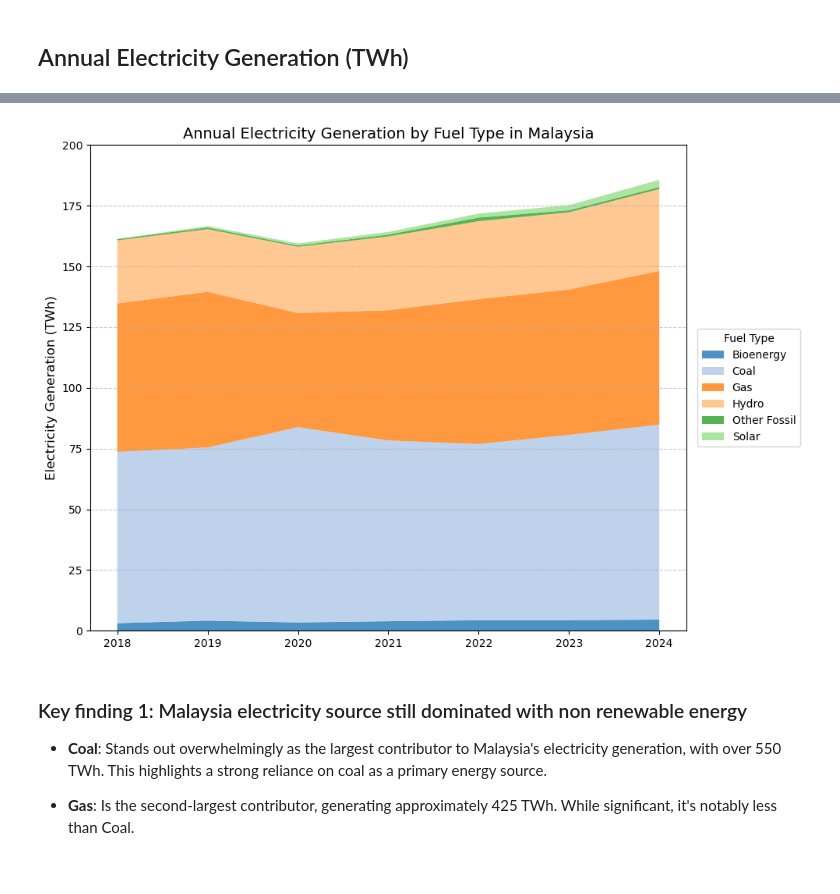
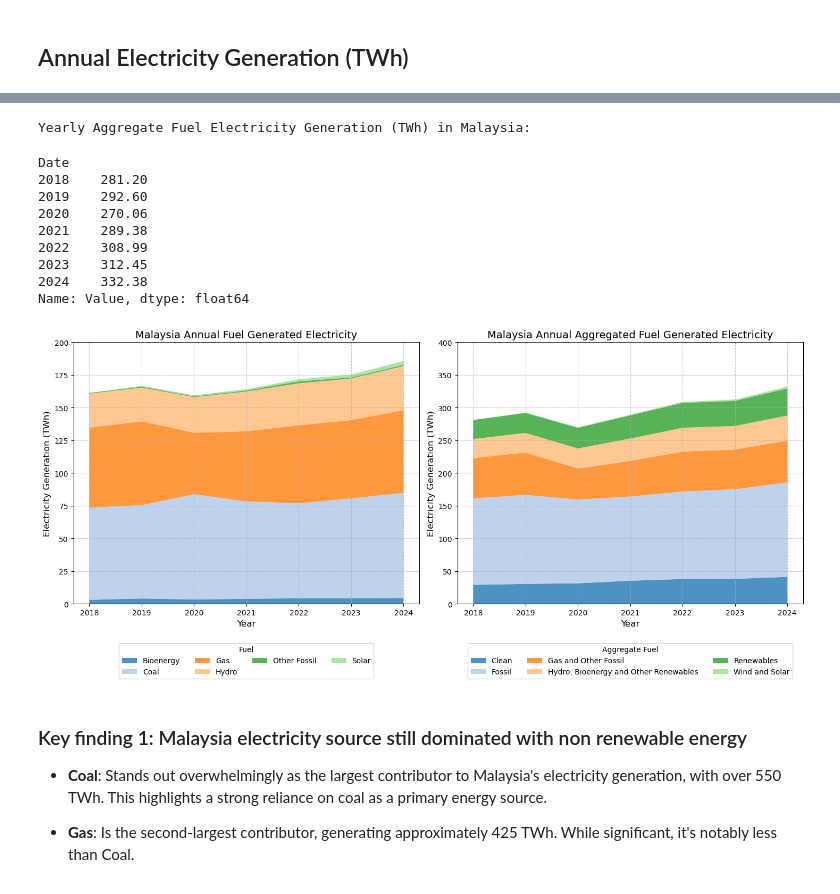
Before and after one commit to kayyyy3/Energy-Analysis, a Jupyter notebook: Ember_Energy_Analysis.ipynb, the cells around one changed output, grey strips where cells are left out. Cells and saved outputs as stored; diff of their text form; code cells hidden in the pictures.

Commit message:
added aggregate fuel to the whole analysis

```diff
--- a/Ember_Energy_Analysis.ipynb
+++ b/Ember_Energy_Analysis.ipynb
@@ -160,0 +237,18 @@ Name: Value, dtype: float64
+# %%
+# get the total annual electricity generation by aggregate fuel only
+df_msia_gen_agg = df_msia[(df_msia['Category'].isin(['Electricity generation'])) & (df_msia['Subcategory'].isin(['Aggregate fuel']))
+                        & (df_msia['Unit'].isin(['TWh']))]
+
+df_msia_gen_agg_byDate = df_msia_gen_agg.set_index('Date').copy()
+
+df_msia_gen_agg_byVariable = df_msia_gen_agg_byDate.pivot_table(
+    index=df_msia_gen_agg_byDate.index,
+    columns='Variable',
+    values='Value',
+    aggfunc='sum'
+).fillna(0).resample('Y').sum() # Resample to annual sums for each fuel type
+
+df_msia_gen_agg_byVariable.index = df_msia_gen_agg_byVariable.index.year
+
+print("Yearly Aggregate Fuel Electricity Generation (TWh) in Malaysia:")
+df_msia_gen_agg_byVariable
@@ -161,24 +266,58 @@ Name: Value, dtype: float64
+# %%
+# get the total annual electricity generation by aggregate fuel only
+annual_msia_gen_agg = df_msia_gen_agg.groupby(df_msia_gen_agg['Date'].dt.year)['Value'].sum()
+print("Yearly Aggregate Fuel Electricity Generation (TWh) in Malaysia:")
+annual_msia_gen_agg
+# %% [output]
+Yearly Aggregate Fuel Electricity Generation (TWh) in Malaysia:
+Date
+2018    281.20
+2019    292.60
+2020    270.06
+2021    289.38
+2022    308.99
+2023    312.45
+2024    332.38
+Name: Value, dtype: float64
 # %%
 # Annual plots
-fig, ax = plt.subplots(figsize=(10, 7))
+fig, axes = plt.subplots(nrows=1, ncols=2, figsize=(15, 7))
+fuel_types = df_msia_gen_fuel_byVariable.columns.tolist()
+colors1 = plt.cm.tab20.colors[:len(fuel_types)]
 
-fuel_types = df_msia_annual_byVariable.columns.tolist()
-# Define colors for better visualization
-colors = plt.cm.tab20.colors[:len(fuel_types)]
-ax.stackplot(df_msia_annual_byVariable.index,
-             df_msia_annual_byVariable[fuel_types].values.T, # .values.T converts DataFrame columns into separate arrays for stacking
+ax1 = axes[0]
+ax1.stackplot(df_msia_gen_fuel_byVariable.index,
+             df_msia_gen_fuel_byVariable[fuel_types].values.T, # .values.T converts DataFrame columns into separate arrays for stacking
              labels=fuel_types,
-             colors=colors,
+             colors=colors1,
              alpha=0.8) # Adjust transparency
-ax.set_title('Annual Electricity Generation by Fuel Type in Malaysia', fontsize=14)
-ax.set_ylabel('Electricity Generation (TWh)', fontsize=12)
-ax.set_ylim(0,200)
-ax.legend(loc='center right', bbox_to_anchor=(1.2, 0.5), title='Fuel Type')
-ax.grid(axis='y', linestyle='--', alpha=0.7)
+ax1.set_title('Malaysia Annual Fuel Generated Electricity', fontsize=14)
+ax1.set_ylabel('Electricity Generation (TWh)', fontsize=12)
+ax1.set_xlabel('Year', fontsize=12)
+ax1.set_ylim(0,200)
+ax1.legend(loc='lower center', bbox_to_anchor=(0.5, -0.3), title='Fuel', ncol=4)
+ax1.grid(axis='both', linestyle='--', alpha=0.7)
+
+agg_types = df_msia_gen_agg_byVariable.columns.tolist()
+colors2 = plt.cm.tab20.colors[:len(agg_types)]
+
+ax2 = axes[1]
+ax2.stackplot(df_msia_gen_agg_byVariable.index,
+             df_msia_gen_agg_byVariable[agg_types].values.T, # .values.T converts DataFrame columns into separate arrays for stacking
+             labels=agg_types,
+             colors=colors2,
+             alpha=0.8) # Adjust transparency
+ax2.set_title('Malaysia Annual Aggregated Fuel Generated Electricity', fontsize=14)
+ax2.set_ylabel('Electricity Generation (TWh)', fontsize=12)
+ax2.set_xlabel('Year', fontsize=12)
+ax2.set_ylim(0,400)
+ax2.legend(loc='lower center', bbox_to_anchor=(0.5, -0.3), title='Aggregate Fuel', ncol=3)
+ax2.grid(axis='both', linestyle='--', alpha=0.7)
+
 plt.tight_layout()
 plt.show()
 # %% [output]
-[figure, old version]
+[figure, new version]
 # %% [markdown]
 ### Key finding 1: Malaysia electricity source still dominated with non renewable energy
 - **Coal**: Stands out overwhelmingly as the largest contributor to Malaysia's electricity generation, with over 550 TWh. This highlights a strong reliance on coal as a primary energy source.
```
Also changed, not shown: parts of 24 cells of this notebook.
